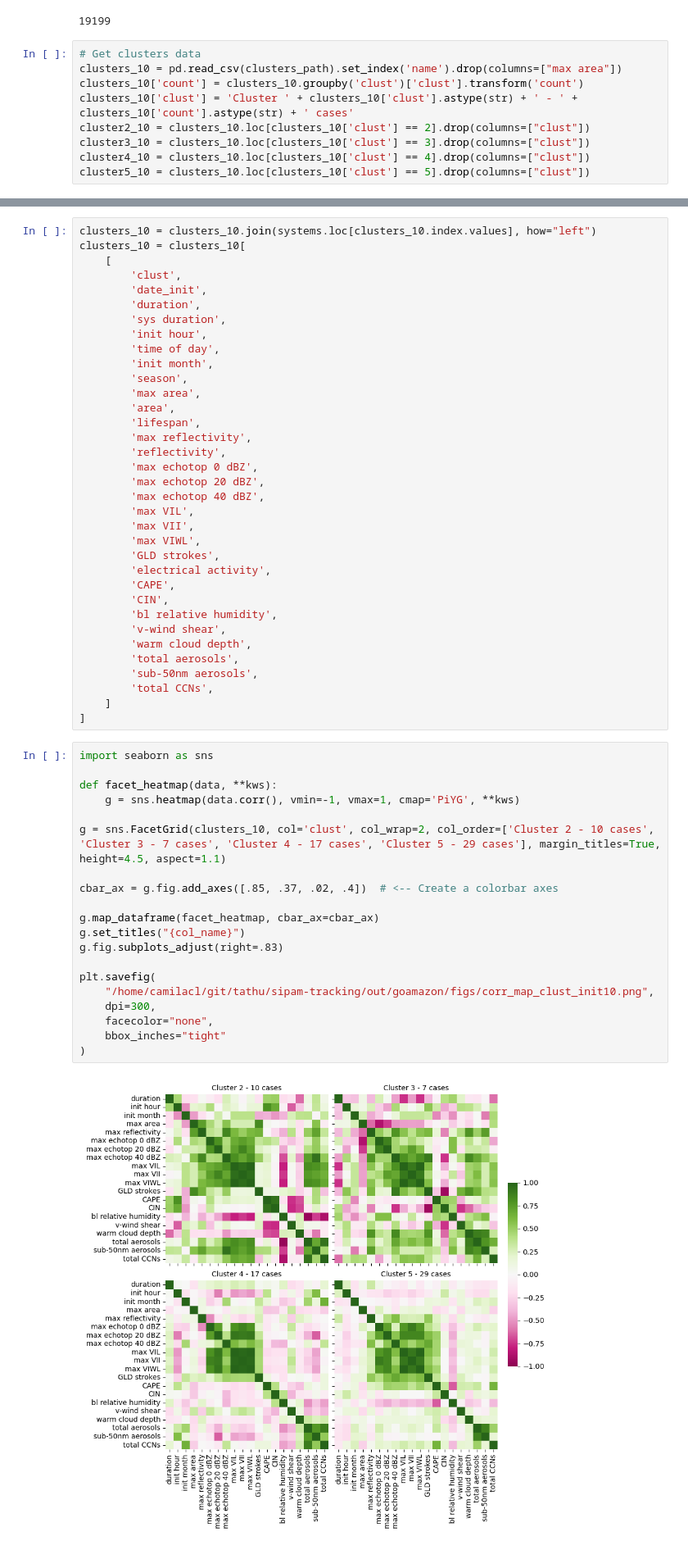
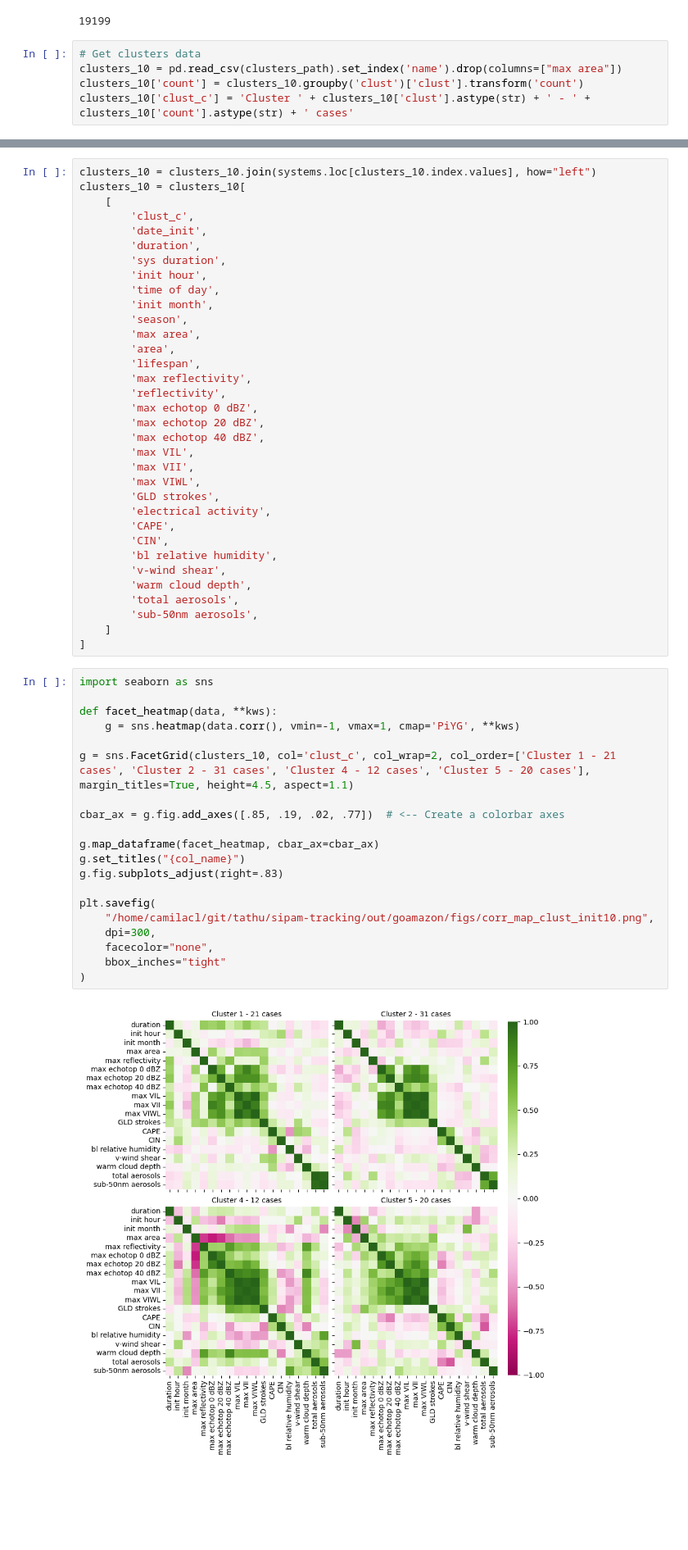
Before and after one commit to cclopes/tathu, a Jupyter notebook: sipam-tracking/clusters_analysis.ipynb, the cells around one changed output, grey strips where cells are left out. Shown: that part at 82% size. Cells and saved outputs as stored; diff of their text form; blank space fills up the shorter version.

Commit message:
Fix clustering graphics/analysis

```diff
--- a/sipam-tracking/clusters_analysis.ipynb
+++ b/sipam-tracking/clusters_analysis.ipynb
@@ -219,11 +214,7 @@ print(len(dates))
 # Get clusters data
 clusters_10 = pd.read_csv(clusters_path).set_index('name').drop(columns=["max area"])
 clusters_10['count'] = clusters_10.groupby('clust')['clust'].transform('count')
-clusters_10['clust'] = 'Cluster ' + clusters_10['clust'].astype(str) + ' - ' + clusters_10['count'].astype(str) + ' cases'
-cluster2_10 = clusters_10.loc[clusters_10['clust'] == 2].drop(columns=["clust"])
-cluster3_10 = clusters_10.loc[clusters_10['clust'] == 3].drop(columns=["clust"])
-cluster4_10 = clusters_10.loc[clusters_10['clust'] == 4].drop(columns=["clust"])
-cluster5_10 = clusters_10.loc[clusters_10['clust'] == 5].drop(columns=["clust"])
+clusters_10['clust_c'] = 'Cluster ' + clusters_10['clust'].astype(str) + ' - ' + clusters_10['count'].astype(str) + ' cases'
 # %%
 # -- CS name, duration
 query = (
@@ -323,7 +314,7 @@ clusters_10_all
 clusters_10 = clusters_10.join(systems.loc[clusters_10.index.values], how="left")
 clusters_10 = clusters_10[
     [
-        'clust',
+        'clust_c',
         'date_init',
         'duration',
         'sys duration',
@@ -351,28 +342,27 @@ clusters_10 = clusters_10[
         'warm cloud depth',
         'total aerosols',
         'sub-50nm aerosols',
-        'total CCNs',
     ]
 ]
 # %%
 import seaborn as sns
 
 def facet_heatmap(data, **kws):
     g = sns.heatmap(data.corr(), vmin=-1, vmax=1, cmap='PiYG', **kws)
 
-g = sns.FacetGrid(clusters_10, col='clust', col_wrap=2, col_order=['Cluster 2 - 10 cases', 'Cluster 3 - 7 cases', 'Cluster 4 - 17 cases', 'Cluster 5 - 29 cases'], margin_titles=True, height=4.5, aspect=1.1)
+g = sns.FacetGrid(clusters_10, col='clust_c', col_wrap=2, col_order=['Cluster 1 - 21 cases', 'Cluster 2 - 31 cases', 'Cluster 4 - 12 cases', 'Cluster 5 - 20 cases'], margin_titles=True, height=4.5, aspect=1.1)
 
-cbar_ax = g.fig.add_axes([.85, .37, .02, .4])  # <-- Create a colorbar axes
+cbar_ax = g.fig.add_axes([.85, .19, .02, .77])  # <-- Create a colorbar axes
 
 g.map_dataframe(facet_heatmap, cbar_ax=cbar_ax)
 g.set_titles("{col_name}")
 g.fig.subplots_adjust(right=.83)
 
 plt.savefig(
     "/home/camilacl/git/tathu/sipam-tracking/out/goamazon/figs/corr_map_clust_init10.png",
     dpi=300,
     facecolor="none",
     bbox_inches="tight"
 )
 # %% [output]
-[figure, old version]
+[figure, new version]
```
Also changed, not shown: parts of 5 cells of this notebook, 2 other files.
